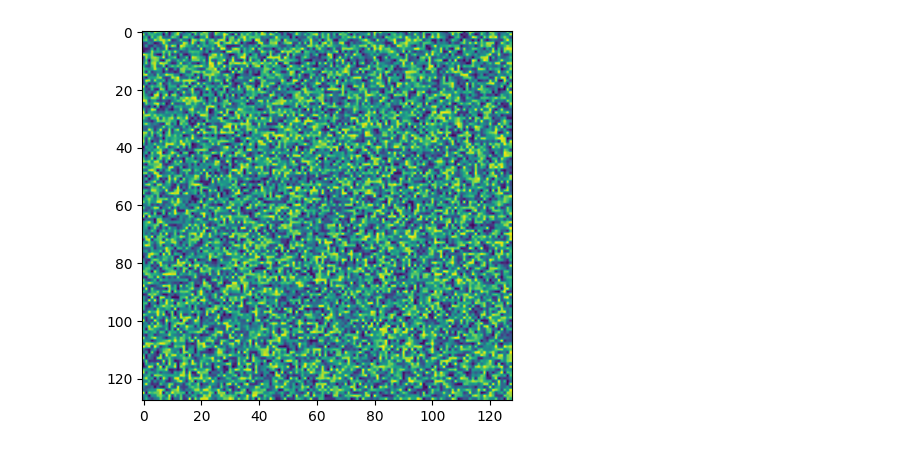
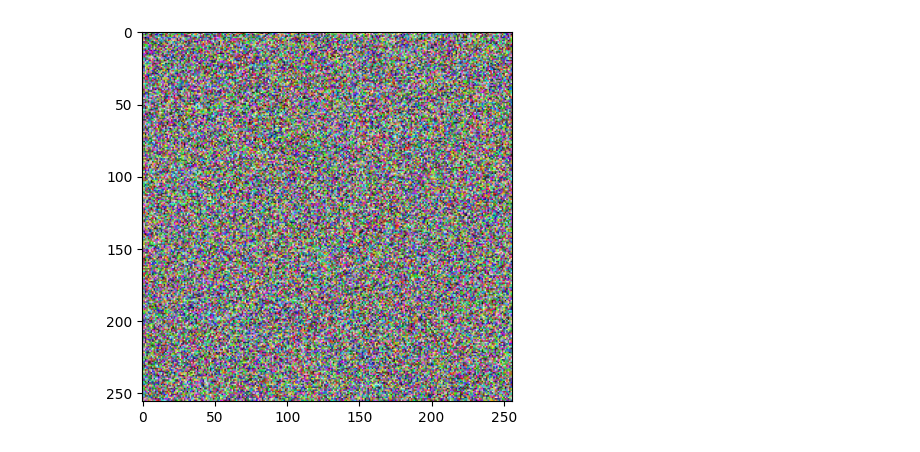
Before and after one commit to FelixNgFender/rbe474x_p3, a Jupyter notebook: src/Dst/checkpoints/result/viz.ipynb, the cells around one changed output. Cells and saved outputs as stored; diff of their text form; code cells hidden in the pictures.

```diff
--- a/src/Dst/checkpoints/result/viz.ipynb
+++ b/src/Dst/checkpoints/result/viz.ipynb
@@ -1,15 +1,14 @@
 # %%
 import numpy as np
 from matplotlib import pyplot as plt
 
 img_array = np.load("epoch_0_patch.npy")
 # img is (C, H, W)
-img_array = img_array[0]
 
-plt.imshow(img_array)
+plt.imshow(img_array.T)
 plt.show()
 # %% [output]
-[figure, old version]
+[figure, new version]
 # %%
 import torchvision.transforms.functional as T
 import numpy as np
```
Also changed, not shown: parts of 2 cells of this notebook, 3 other files.
